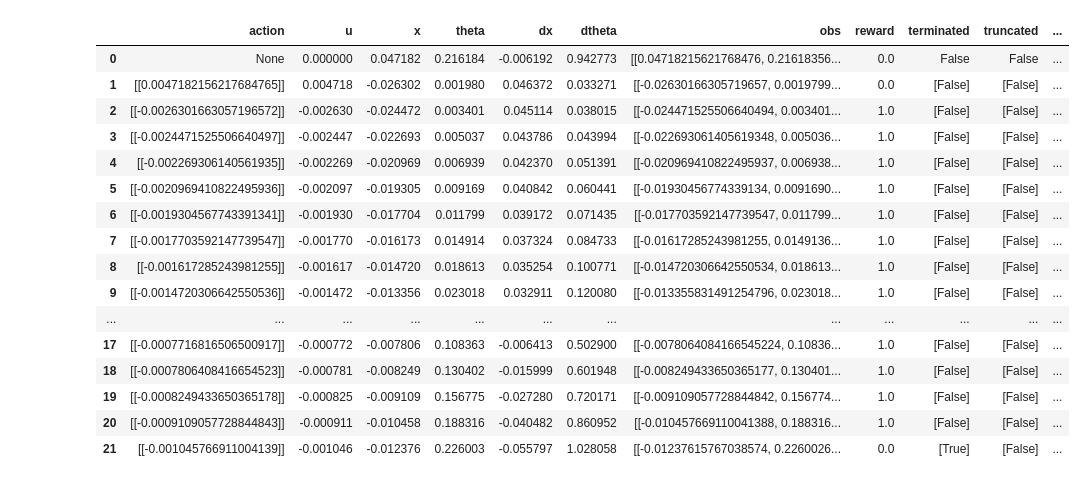
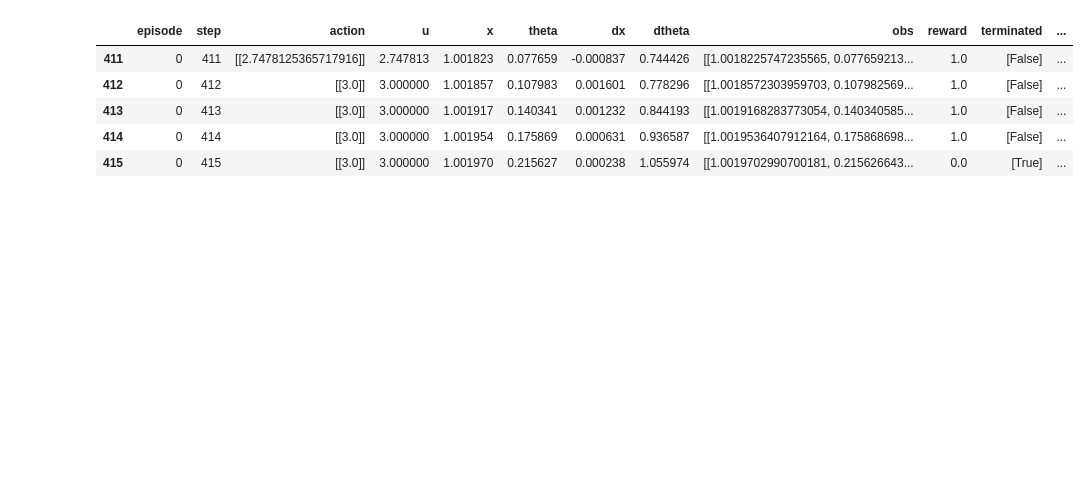
Before and after one commit to asafxrev/lerobot, a Jupyter notebook: asafr/sym/inverted_pendulum_colab.ipynb, the cells around one changed output. Cells and saved outputs as stored; diff of their text form; code cells hidden in the pictures; blank space fills up the shorter version.

Commit message:
InvPendulum: added multi-episode runs

```diff
--- a/asafr/sym/inverted_pendulum_colab.ipynb
+++ b/asafr/sym/inverted_pendulum_colab.ipynb
@@ -80,43 +17,0 @@ def policy(obs, debug=True) -> np.ndarray:
-# %%
-import numpy as np
-
-K = (0.1, 0.0, 0.0, 0.0)  # Kx, Ktheta, Kdx, Kdtheta
-def pid_policy(obs, debug=True) -> np.ndarray:
-    u = np.dot(obs, K)
-    return np.array([np.clip(u, -3, 3)])
-# %%
-step_log = [
-]
-
-def log_step(action, post_action_obs, terminated=False, truncated=False,
-             reward=[0.0], info={}):
-    x, theta, dx, dtheta = post_action_obs[0]
-    step_log.append(
-        dict(
-            action=action,
-            u=action[0][0] if action is not None else 0.0,
-            x=x,
-            theta=theta,
-            dx=dx,
-            dtheta=dtheta,
-            obs=post_action_obs,
-            reward=reward[0] if reward is not None else 0.0,
-            terminated=terminated,
-            truncated=truncated,
-            info=info,
-        )
-    )
-
-
-log_step(None, obs)
-
-while not step_log or not step_log[-1]['terminated']:
-    action = pid_policy(obs, debug=True)
-    obs, reward, terminated, truncated, info = env.step(action)
-    log_step(action, obs, terminated, truncated, reward, info)
-
-
-print(f'Total steps (including start): {len(step_log)}')
-
-import pandas as pd
-df = pd.DataFrame.from_records(step_log)
@@ -125,20 +165,9 @@ Total steps (including start): 22
 # %%
-df
+df.tail()
 # %% [output]
-|  | action | u | x | theta | dx | dtheta | obs | reward | terminated | truncated | ... |
-| 0 | None | 0.000000 | 0.047182 | 0.216184 | -0.006192 | 0.942773 | [[0.04718215621768476, 0.21618356... | 0.0 | False | False | ... |
-| 1 | [[0.0047182156217684765]] | 0.004718 | -0.026302 | 0.001980 | 0.046372 | 0.033271 | [[-0.02630166305719657, 0.0019799... | 0.0 | [False] | [False] | ... |
-| 2 | [[-0.0026301663057196572]] | -0.002630 | -0.024472 | 0.003401 | 0.045114 | 0.038015 | [[-0.024471525506640494, 0.003401... | 1.0 | [False] | [False] | ... |
-| 3 | [[-0.0024471525506640497]] | -0.002447 | -0.022693 | 0.005037 | 0.043786 | 0.043994 | [[-0.022693061405619348, 0.005036... | 1.0 | [False] | [False] | ... |
-| 4 | [[-0.002269306140561935]] | -0.002269 | -0.020969 | 0.006939 | 0.042370 | 0.051391 | [[-0.020969410822495937, 0.006938... | 1.0 | [False] | [False] | ... |
-| 5 | [[-0.0020969410822495936]] | -0.002097 | -0.019305 | 0.009169 | 0.040842 | 0.060441 | [[-0.01930456774339134, 0.0091690... | 1.0 | [False] | [False] | ... |
-| 6 | [[-0.0019304567743391341]] | -0.001930 | -0.017704 | 0.011799 | 0.039172 | 0.071435 | [[-0.017703592147739547, 0.011799... | 1.0 | [False] | [False] | ... |
-| 7 | [[-0.0017703592147739547]] | -0.001770 | -0.016173 | 0.014914 | 0.037324 | 0.084733 | [[-0.01617285243981255, 0.0149136... | 1.0 | [False] | [False] | ... |
-| 8 | [[-0.001617285243981255]] | -0.001617 | -0.014720 | 0.018613 | 0.035254 | 0.100771 | [[-0.014720306642550534, 0.018613... | 1.0 | [False] | [False] | ... |
-| 9 | [[-0.0014720306642550536]] | -0.001472 | -0.013356 | 0.023018 | 0.032911 | 0.120080 | [[-0.013355831491254796, 0.023018... | 1.0 | [False] | [False] | ... |
-| ... | ... | ... | ... | ... | ... | ... | ... | ... | ... | ... | ... |
-| 17 | [[-0.0007716816506500917]] | -0.000772 | -0.007806 | 0.108363 | -0.006413 | 0.502900 | [[-0.0078064084166545224, 0.10836... | 1.0 | [False] | [False] | ... |
-| 18 | [[-0.0007806408416654523]] | -0.000781 | -0.008249 | 0.130402 | -0.015999 | 0.601948 | [[-0.008249433650365177, 0.130401... | 1.0 | [False] | [False] | ... |
-| 19 | [[-0.0008249433650365178]] | -0.000825 | -0.009109 | 0.156775 | -0.027280 | 0.720171 | [[-0.009109057728844842, 0.156774... | 1.0 | [False] | [False] | ... |
-| 20 | [[-0.0009109057728844843]] | -0.000911 | -0.010458 | 0.188316 | -0.040482 | 0.860952 | [[-0.010457669110041388, 0.188316... | 1.0 | [False] | [False] | ... |
-| 21 | [[-0.001045766911004139]] | -0.001046 | -0.012376 | 0.226003 | -0.055797 | 1.028058 | [[-0.01237615767038574, 0.2260026... | 0.0 | [True] | [False] | ... |
+|  | episode | step | action | u | x | theta | dx | dtheta | obs | reward | terminated | ... |
+| 411 | 0 | 411 | [[2.7478125365717916]] | 2.747813 | 1.001823 | 0.077659 | -0.000837 | 0.744426 | [[1.0018225747235565, 0.077659213... | 1.0 | [False] | ... |
+| 412 | 0 | 412 | [[3.0]] | 3.000000 | 1.001857 | 0.107983 | 0.001601 | 0.778296 | [[1.0018572303959703, 0.107982569... | 1.0 | [False] | ... |
+| 413 | 0 | 413 | [[3.0]] | 3.000000 | 1.001917 | 0.140341 | 0.001232 | 0.844193 | [[1.0019168283773054, 0.140340585... | 1.0 | [False] | ... |
+| 414 | 0 | 414 | [[3.0]] | 3.000000 | 1.001954 | 0.175869 | 0.000631 | 0.936587 | [[1.0019536407912164, 0.175868698... | 1.0 | [False] | ... |
+| 415 | 0 | 415 | [[3.0]] | 3.000000 | 1.001970 | 0.215627 | 0.000238 | 1.055974 | [[1.0019702990700181, 0.215626643... | 0.0 | [True] | ... |
```
Also changed, not shown: parts of 7 cells of this notebook.
